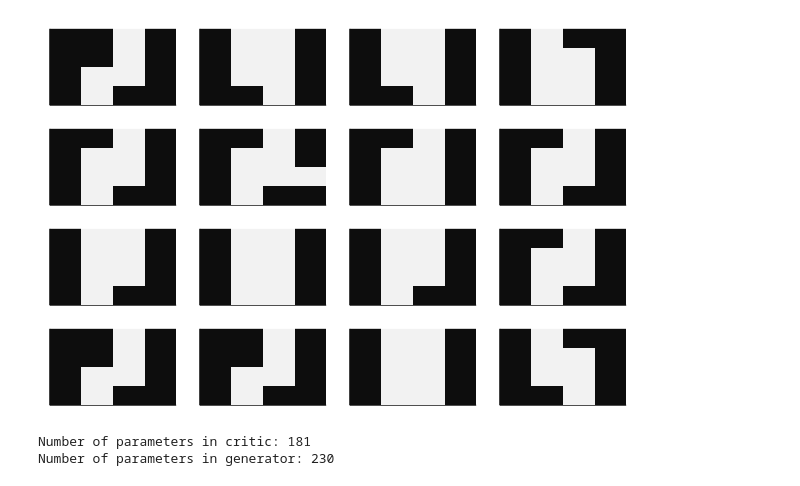
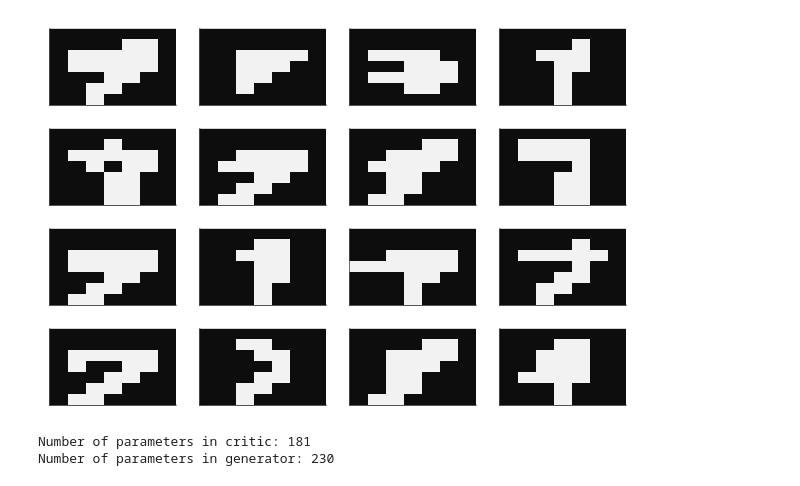
Before and after one commit to p-luo/MatchgateGAN, a Jupyter notebook: prototypes/WGANMNIST.ipynb, the cells around one changed output. Drawn from its saved outputs; the diff is of its cells as text; code cells hidden in the pictures.

```diff
--- a/prototypes/WGANMNIST.ipynb
+++ b/prototypes/WGANMNIST.ipynb
@@ -17,9 +17,9 @@ using Random
 
 train = 16 # Size of training dataset
 
-digit = 1 # Digit to be learned
+digit = 7 # Digit to be learned
 image_size = 28 # Size of image
-compress_size = 4 # Size of compressed image
+compress_size = 7 # Size of compressed image
 
 function compress(img, original, compress, max = true) #If max is false, then it does mean-convolution instead
     ratio = div(original, compress) #or original ÷ compress, it just needs to do integer division
@@ -29,34 +29,34 @@ function compress(img, original, compress, max = true) #If max is false, then it
         for j in 0:compress-1
             empty!(a)
             for p in 1:ratio
                 for q in 1:ratio
                     push!(a, img[(ratio*i) + p, (ratio*j) + q])
                 end
             end
             compressed[i+1, j+1] = max ? maximum(a) : mean(a)
         end
     end
     return compressed
 end
 
 train_set = MNIST(:train)
 train_labels = MNIST(split=:train).targets
 
 data_train = []
 c = 1
 trainstats = []
 for _ in 1:train
     while train_labels[c] != digit
         c += 1
     end
     push!(data_train, compress(rotl90(train_set[c][1]), image_size, compress_size) .> 0.5)
     push!(trainstats, sum(compress(train_set[c][1], image_size, compress_size) .> 0.5))
     c += 1
 end
 
 plot([heatmap(x, color=:grays, colorbar = false, ticks = false) for x in data_train]...) #Is there any way to make this look nicer? use pythoncall and matplotlib i guess
 # %% [output]
-[figure, old version]
+[figure, new version]
 # %%
 using Yao
 using Flux
```
Also changed, not shown: 18 other files.
